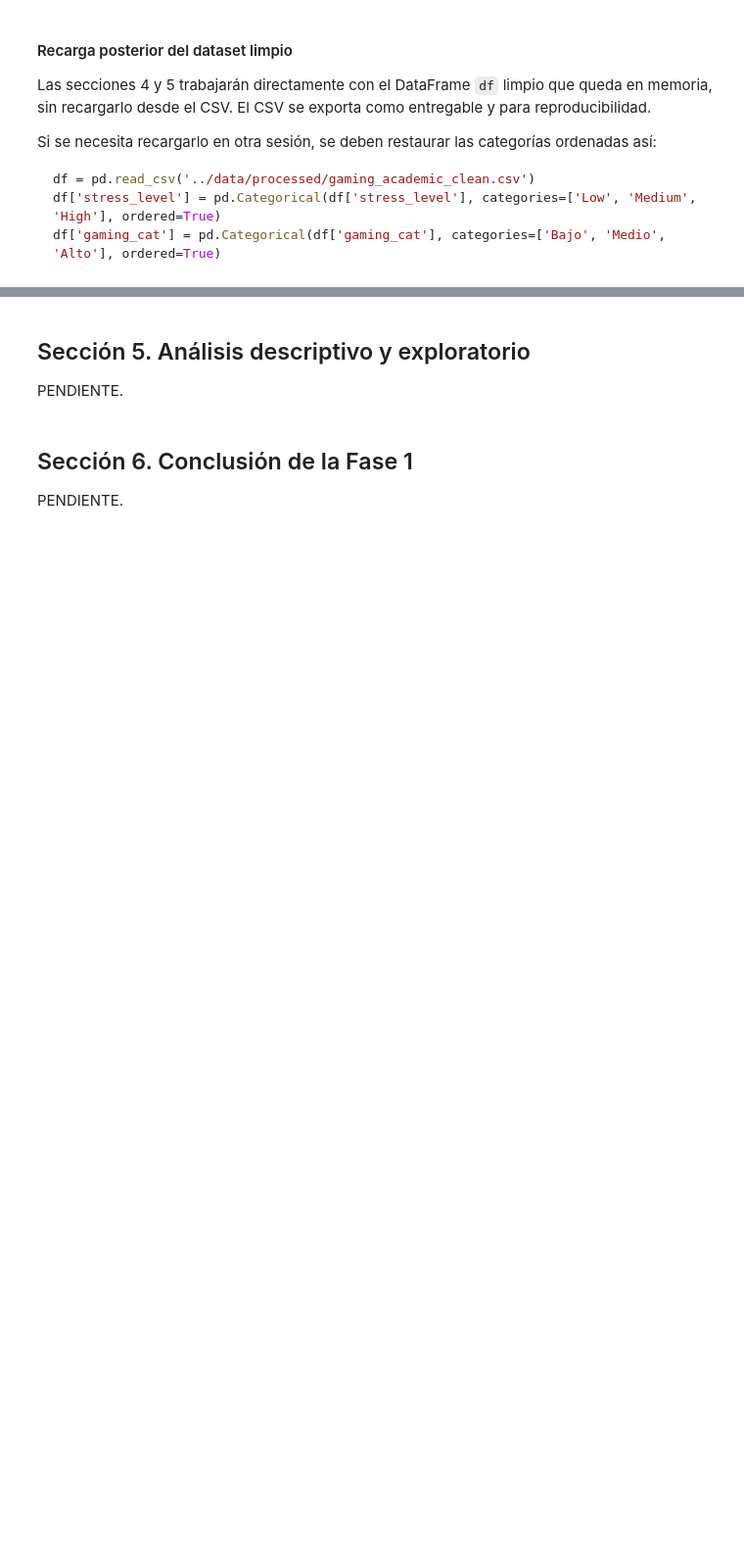
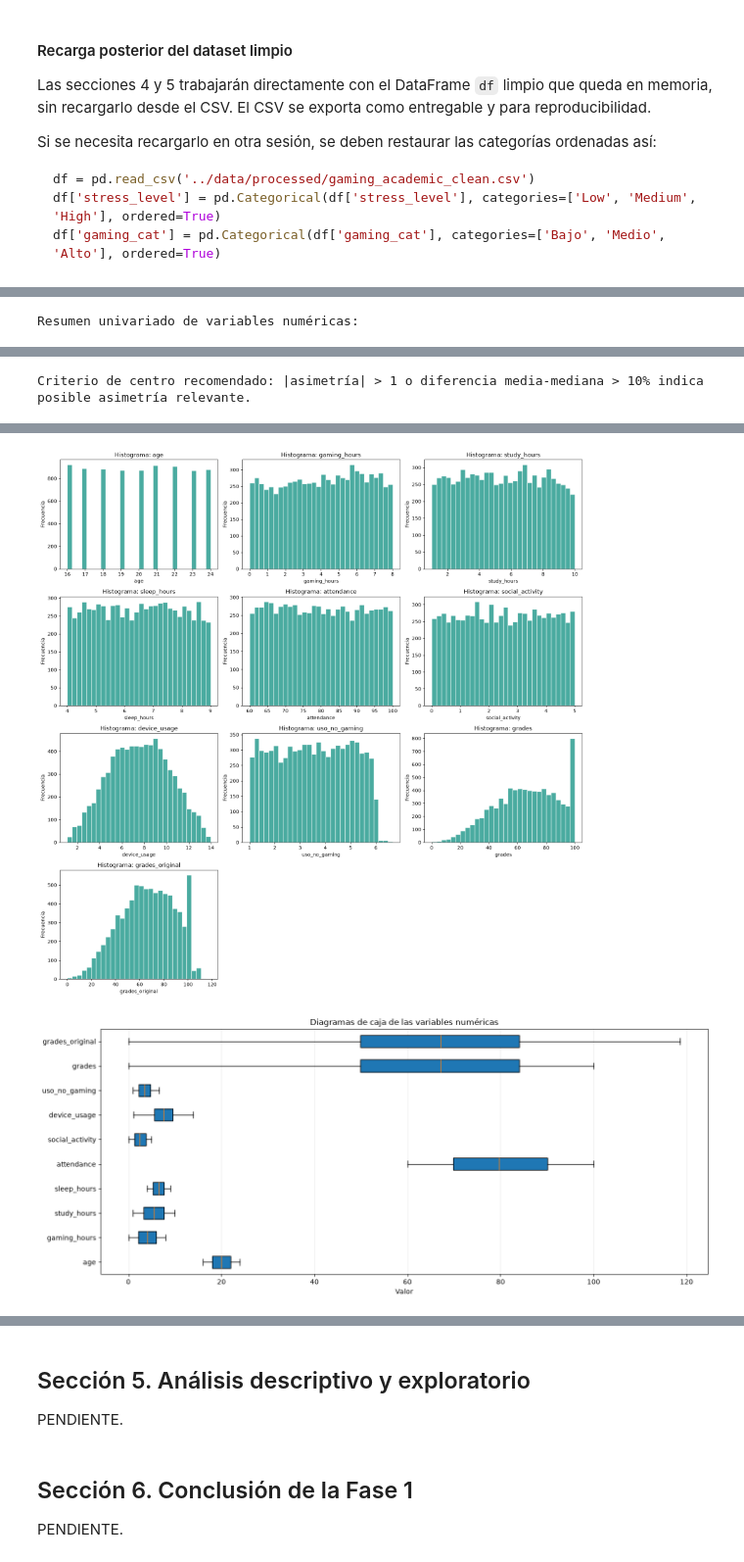
Before and after one commit to jose-zaavedra/Academic-Performance-DS, a Jupyter notebook: notebooks/fase1_gaming_rendimiento.ipynb, the cells around one changed output, grey strips where cells are left out. Shown at 98% size. Cells and saved outputs as stored; diff of their text form; code cells hidden in the pictures; blank space fills up the shorter version.

```diff
--- a/notebooks/fase1_gaming_rendimiento.ipynb
+++ b/notebooks/fase1_gaming_rendimiento.ipynb
@@ -417,0 +427,75 @@ PENDIENTE.
+# %%
+import math
+import numpy as np
+import pandas as pd
+import matplotlib.pyplot as plt
+
+# Se excluyen los flags porque son indicadores booleanos, no variables numéricas de medición.
+columnas_numericas = [
+    columna for columna in df.select_dtypes(include=np.number).columns
+    if columna not in ['flag_grades_gt100', 'flag_ajustado']
+]
+
+# Estos estadísticos describen centro, dispersión, forma y extremos de cada variable.
+def moda_principal(serie):
+    modas = serie.mode(dropna=True)
+    return modas.iloc[0] if len(modas) else np.nan
+
+def coeficiente_variacion(serie):
+    media = serie.mean()
+    return np.nan if np.isclose(media, 0) else serie.std(ddof=1) / abs(media) * 100
+
+resumen_numerico = pd.DataFrame(index=columnas_numericas)
+resumen_numerico['media'] = df[columnas_numericas].mean()
+resumen_numerico['mediana'] = df[columnas_numericas].median()
+resumen_numerico['moda'] = [moda_principal(df[columna]) for columna in columnas_numericas]
+resumen_numerico['desvio_estandar'] = df[columnas_numericas].std()
+resumen_numerico['coeficiente_variacion_%'] = [coeficiente_variacion(df[columna]) for columna in columnas_numericas]
+resumen_numerico['minimo'] = df[columnas_numericas].min()
+resumen_numerico['maximo'] = df[columnas_numericas].max()
+resumen_numerico['rango_intercuartilico'] = df[columnas_numericas].quantile(0.75) - df[columnas_numericas].quantile(0.25)
+for porcentaje in [5, 25, 50, 75, 95]:
+    resumen_numerico[f'percentil_{porcentaje}'] = df[columnas_numericas].quantile(porcentaje / 100)
+resumen_numerico['asimetria'] = df[columnas_numericas].skew()
+resumen_numerico['curtosis_exceso'] = df[columnas_numericas].kurt()
+
+print('Resumen univariado de variables numéricas:')
+display(resumen_numerico.round(3))
+
+# La diferencia entre media y mediana, junto con la asimetría, orienta qué medida de centro conviene reportar.
+resumen_numerico['diferencia_media_mediana_%'] = (
+    (resumen_numerico['media'] - resumen_numerico['mediana']).abs()
+    / resumen_numerico['mediana'].replace(0, np.nan).abs() * 100
+)
+resumen_numerico['centro_recomendado'] = np.where(
+    (resumen_numerico['asimetria'].abs() > 1)
+    | (resumen_numerico['diferencia_media_mediana_%'] > 10),
+    'Mediana e IQR',
+    'Media y desvío estándar'
+)
+print('Criterio de centro recomendado: |asimetría| > 1 o diferencia media-mediana > 10% indica posible asimetría relevante.')
+display(resumen_numerico[['media', 'mediana', 'asimetria', 'curtosis_exceso', 'diferencia_media_mediana_%', 'centro_recomendado']].round(3))
+
+# Histogramas y cajas muestran forma, concentración, dispersión y posibles valores extremos.
+filas = math.ceil(len(columnas_numericas) / 3)
+fig, ejes = plt.subplots(filas, 3, figsize=(16, 4 * filas))
+ejes = np.atleast_1d(ejes).ravel()
+for eje, columna in zip(ejes, columnas_numericas):
+    eje.hist(df[columna], bins=30, color='#2a9d8f', edgecolor='white', alpha=0.85)
+    eje.set_title(f'Histograma: {columna}')
+    eje.set_xlabel(columna)
+    eje.set_ylabel('Frecuencia')
+for eje in ejes[len(columnas_numericas):]:
+    eje.set_visible(False)
+plt.tight_layout()
+plt.show()
+
+fig, eje = plt.subplots(figsize=(14, 6))
+eje.boxplot([df[columna].dropna() for columna in columnas_numericas], tick_labels=columnas_numericas, orientation='horizontal', patch_artist=True)
+eje.set_title('Diagramas de caja de las variables numéricas')
+eje.set_xlabel('Valor')
+eje.grid(axis='x', alpha=0.25)
+plt.tight_layout()
+plt.show()
+# %% [output]
+Resumen univariado de variables numéricas:
@@ -417,0 +513 @@ PENDIENTE.
+Criterio de centro recomendado: |asimetría| > 1 o diferencia media-mediana > 10% indica posible asimetría relevante.
@@ -417,0 +525,2 @@ PENDIENTE.
+[figure, added]
+[figure, added]
```
Also changed, not shown: parts of 15 cells of this notebook, 1 other file.
